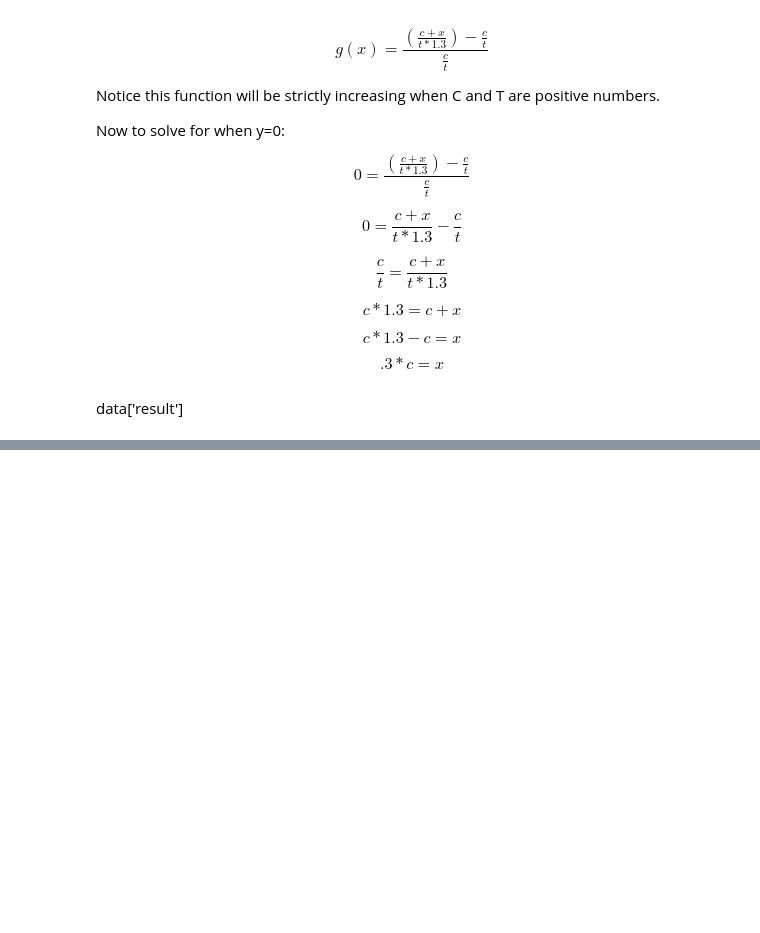
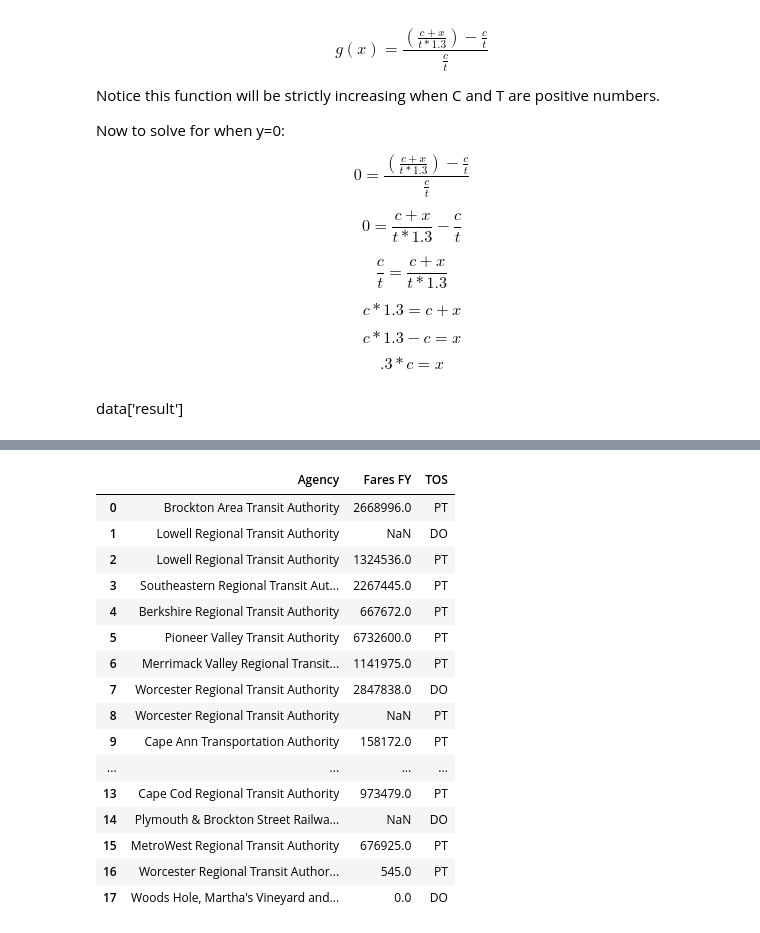
Before and after one commit to cumason123/transit-equity, a Jupyter notebook: notebooks/StrategicQuestions.ipynb, the cells around one changed output, grey strips where cells are left out. Cells and saved outputs as stored; diff of their text form; code cells hidden in the pictures; blank space fills up the shorter version.

```diff
--- a/notebooks/StrategicQuestions.ipynb
+++ b/notebooks/StrategicQuestions.ipynb
@@ -246,0 +316,20 @@ ridership_df
+# %%
+ridership_df[['Agency', 'Fares FY', 'TOS']]
+# %% [output]
+|  | Agency | Fares FY | TOS |
+| 0 | Brockton Area Transit Authority | 2668996.0 | PT |
+| 1 | Lowell Regional Transit Authority | NaN | DO |
+| 2 | Lowell Regional Transit Authority | 1324536.0 | PT |
+| 3 | Southeastern Regional Transit Aut... | 2267445.0 | PT |
+| 4 | Berkshire Regional Transit Authority | 667672.0 | PT |
+| 5 | Pioneer Valley Transit Authority | 6732600.0 | PT |
+| 6 | Merrimack Valley Regional Transit... | 1141975.0 | PT |
+| 7 | Worcester Regional Transit Authority | 2847838.0 | DO |
+| 8 | Worcester Regional Transit Authority | NaN | PT |
+| 9 | Cape Ann Transportation Authority | 158172.0 | PT |
+| ... | ... | ... | ... |
+| 13 | Cape Cod Regional Transit Authority | 973479.0 | PT |
+| 14 | Plymouth & Brockton Street Railwa... | NaN | DO |
+| 15 | MetroWest Regional Transit Authority | 676925.0 | PT |
+| 16 | Worcester Regional Transit Author... | 545.0 | PT |
+| 17 | Woods Hole, Martha's Vineyard and... | 0.0 | DO |
```
Also changed, not shown: parts of 10 cells of this notebook, 3 other files.
